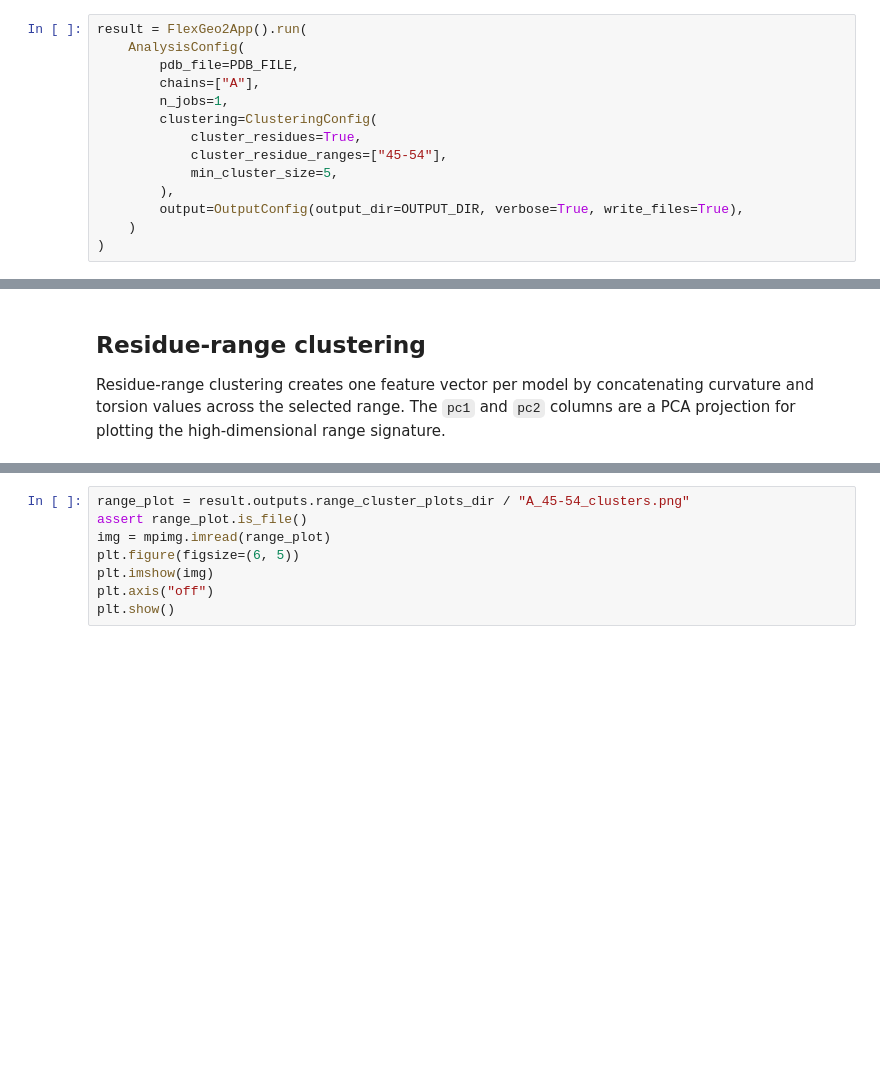
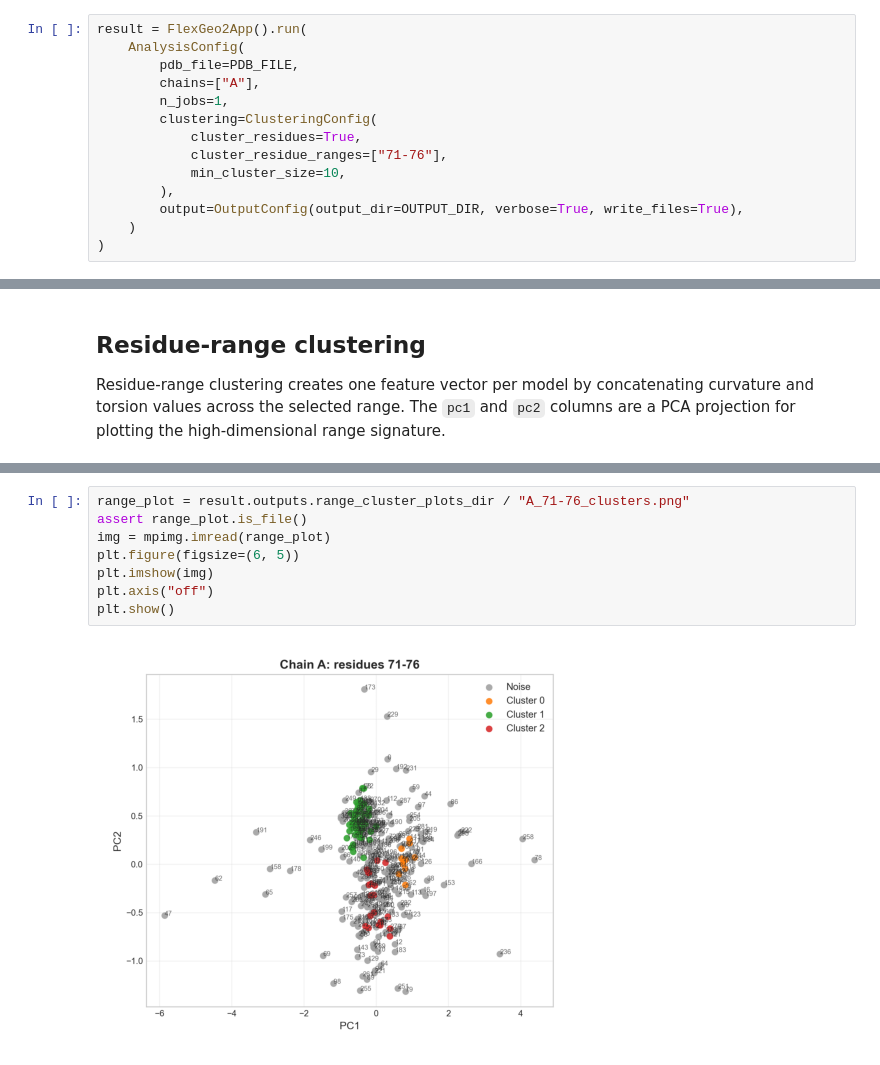
Before and after one commit to AMarinhoSN/FleXgeo2, a Jupyter notebook: notebooks/04_clustering_conformations.ipynb, the cells around one changed output, grey strips where cells are left out. Cells and saved outputs as stored; diff of their text form; blank space fills up the shorter version.

Commit message:
add output to notebooks

```diff
--- a/notebooks/04_clustering_conformations.ipynb
+++ b/notebooks/04_clustering_conformations.ipynb
@@ -50,8 +53,8 @@ result = FlexGeo2App().run(
         n_jobs=1,
         clustering=ClusteringConfig(
             cluster_residues=True,
-            cluster_residue_ranges=["45-54"],
-            min_cluster_size=5,
+            cluster_residue_ranges=["71-76"],
+            min_cluster_size=10,
         ),
         output=OutputConfig(output_dir=OUTPUT_DIR, verbose=True, write_files=True),
     )
@@ -95,8 +135,10 @@ range_clusters.assignments_df.head()
 # %%
-range_plot = result.outputs.range_cluster_plots_dir / "A_45-54_clusters.png"
+range_plot = result.outputs.range_cluster_plots_dir / "A_71-76_clusters.png"
 assert range_plot.is_file()
 img = mpimg.imread(range_plot)
 plt.figure(figsize=(6, 5))
 plt.imshow(img)
 plt.axis("off")
 plt.show()
+# %% [output]
+[figure, added]
```
Also changed, not shown: parts of 6 cells of this notebook, 4 other files.
